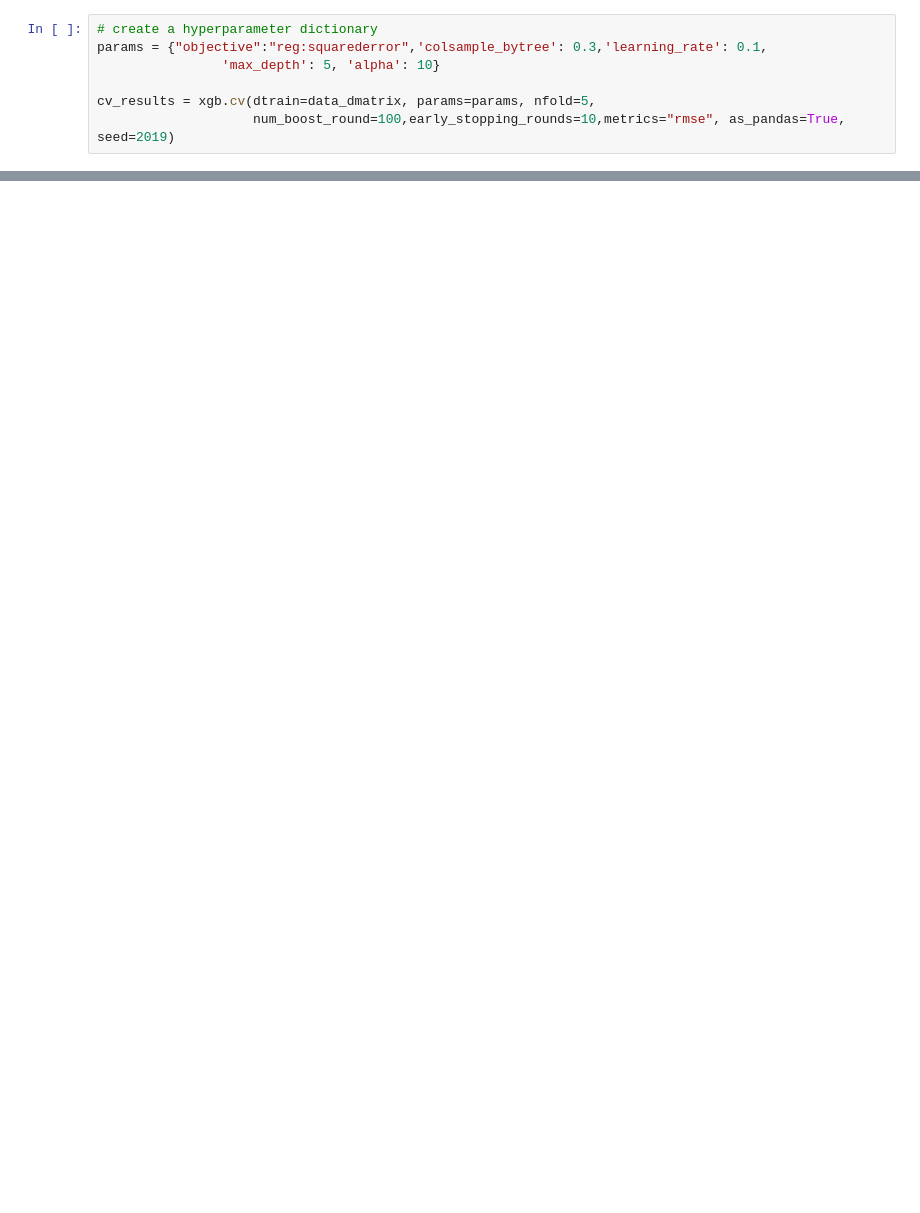
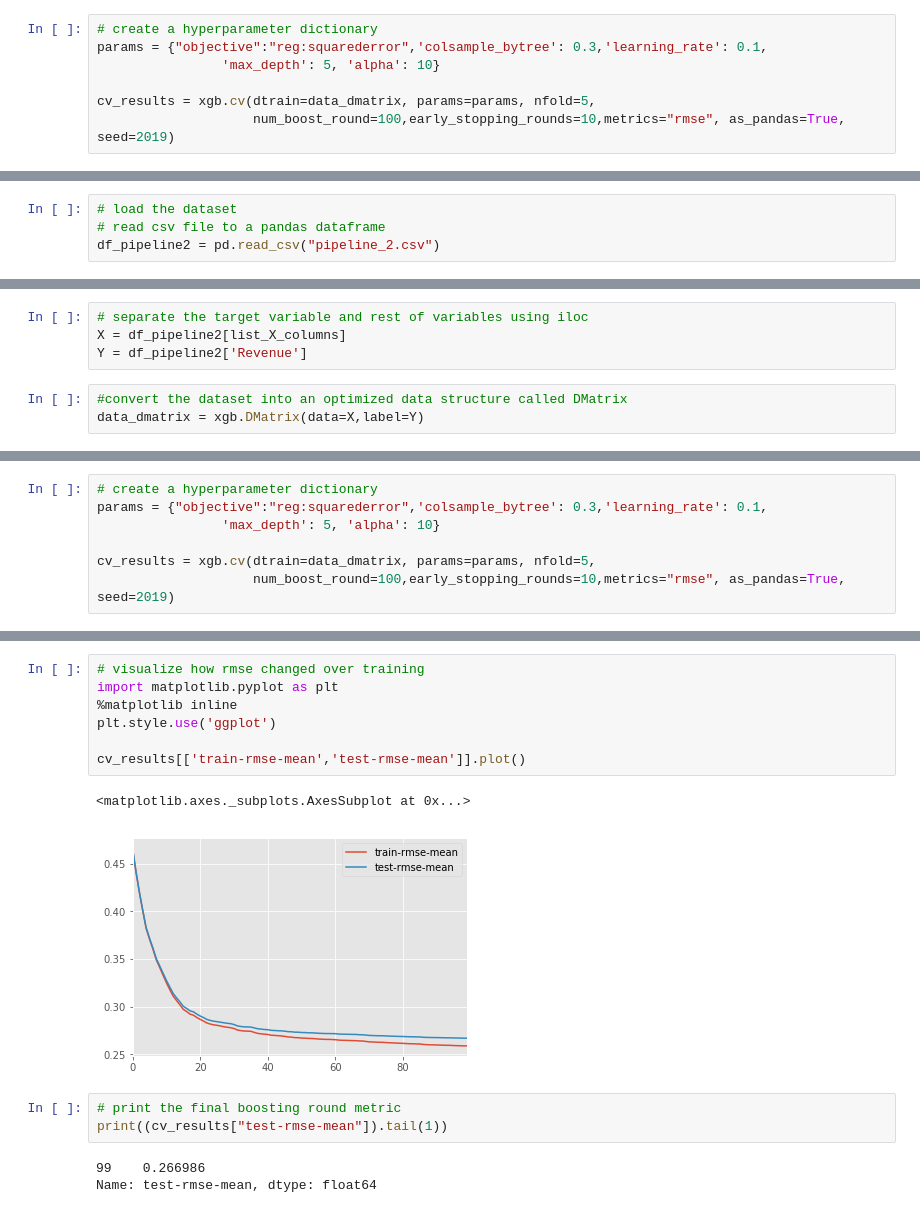
Before and after one commit to fairfield-university-ba545/project2-mtb, a Jupyter notebook: 8.4_XGBoost.ipynb, the cells around one changed output, grey strips where cells are left out. Drawn from its saved outputs; the diff is of its cells as text; blank space fills up the shorter version.

```diff
--- a/8.4_XGBoost.ipynb
+++ b/8.4_XGBoost.ipynb
@@ -149,0 +221,4 @@ plt.show()
+# %%
+# load the dataset
+# read csv file to a pandas dataframe
+df_pipeline2 = pd.read_csv("pipeline_2.csv")
@@ -149,0 +289,7 @@ plt.show()
+# %%
+# separate the target variable and rest of variables using iloc
+X = df_pipeline2[list_X_columns]
+Y = df_pipeline2['Revenue']
+# %%
+#convert the dataset into an optimized data structure called DMatrix
+data_dmatrix = xgb.DMatrix(data=X,label=Y)
@@ -149,0 +314,7 @@ plt.show()
+# %%
+# create a hyperparameter dictionary
+params = {"objective":"reg:squarederror",'colsample_bytree': 0.3,'learning_rate': 0.1,
+                'max_depth': 5, 'alpha': 10}
+
+cv_results = xgb.cv(dtrain=data_dmatrix, params=params, nfold=5,
+                    num_boost_round=100,early_stopping_rounds=10,metrics="rmse", as_pandas=True, seed=2019)
@@ -149,0 +330,16 @@ plt.show()
+# %%
+# visualize how rmse changed over training
+import matplotlib.pyplot as plt
+%matplotlib inline
+plt.style.use('ggplot')
+
+cv_results[['train-rmse-mean','test-rmse-mean']].plot()
+# %% [output]
+<matplotlib.axes._subplots.AxesSubplot at 0x...>
+[figure, added]
+# %%
+# print the final boosting round metric
+print((cv_results["test-rmse-mean"]).tail(1))
+# %% [output]
+99    0.266986
+Name: test-rmse-mean, dtype: float64
```
Also changed, not shown: parts of 48 cells of this notebook, 8 other files.
